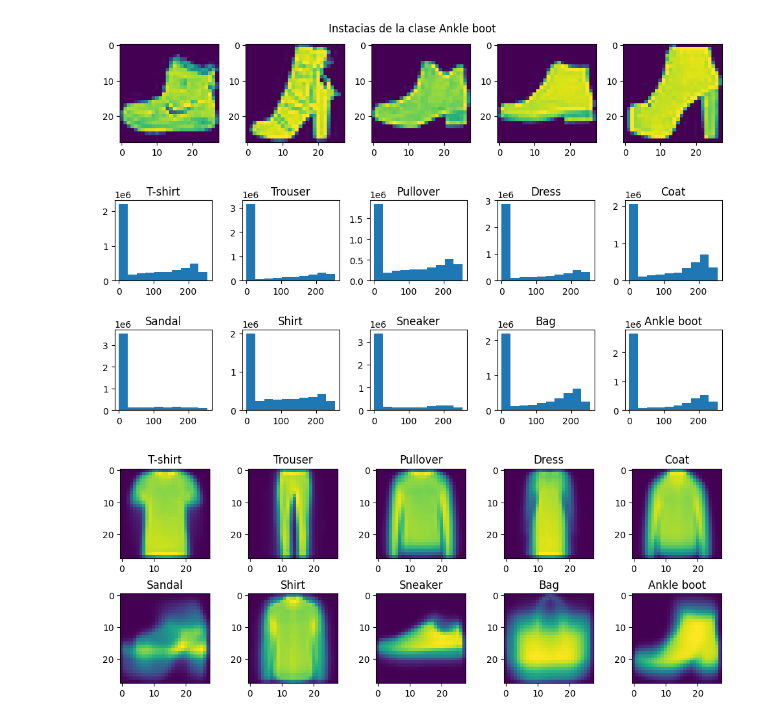
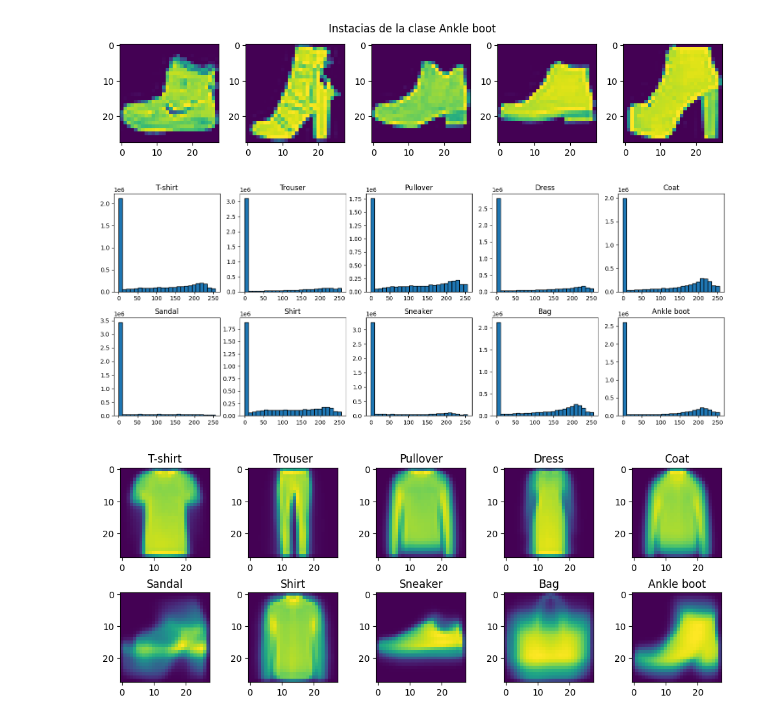
Before and after one commit to Mdolhare/RedesNeuronalesTP1, a Jupyter notebook: TP1.ipynb, the cells around one changed output. Cells and saved outputs as stored; diff of their text form; code cells hidden in the pictures.

```diff
--- a/TP1.ipynb
+++ b/TP1.ipynb
@@ -30,21 +30,21 @@ for i in range(10):
 [figure]
 [figure]
 # %%
-fig, ax = plt.subplots(nrows=2, ncols=5, figsize=(10, 4))
+fig, ax = plt.subplots(nrows=2, ncols=5, figsize=(15, 6))
 
 for i in range(5):
-    ax[0, i].hist(data[labels.label.values == i,...].flatten())
+    ax[0, i].hist(data[labels.label.values == i,...].flatten(), 25, edgecolor='k')
     ax[0, i].set_title(clases[i])
 
 for i in range(5):
-    ax[1, i].hist(data[labels.label.values == (i+5),...].flatten())
+    ax[1, i].hist(data[labels.label.values == (i+5),...].flatten(), 25, edgecolor='k')
     ax[1, i].set_title(clases[i+5])
 
 fig.tight_layout()
 
 plt.show()
 # %% [output]
-[figure, old version]
+[figure, new version]
 # %%
 fig, ax = plt.subplots(nrows=2, ncols=5, figsize=(10, 4))
 
```
Also changed, not shown: parts of 28 cells of this notebook, 14 other files.
